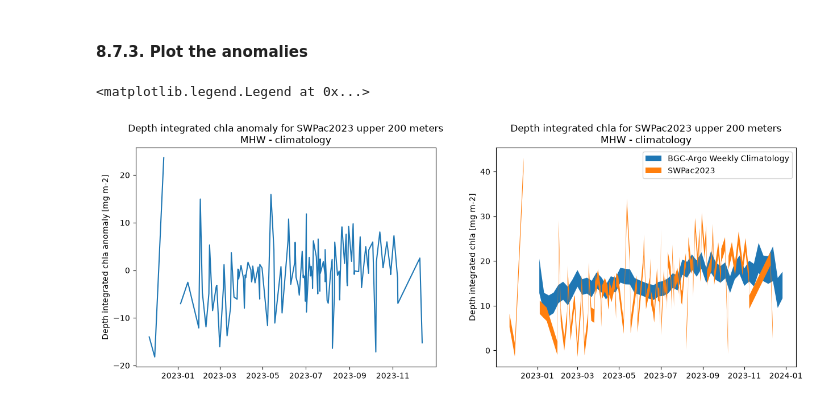
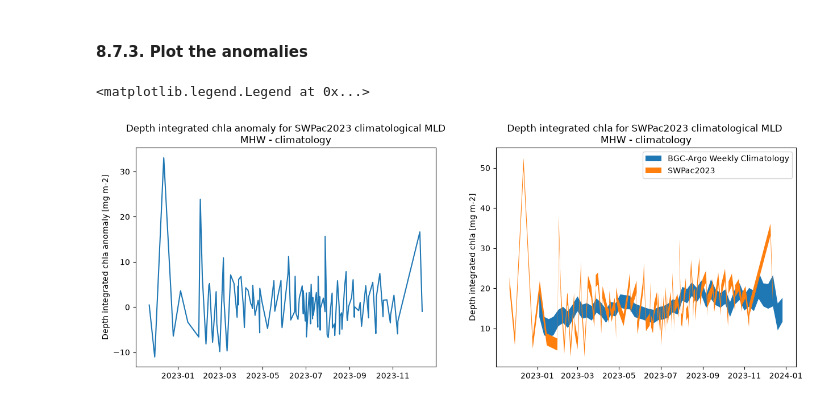
Before and after one commit to go-bgc/Marine-Heat-Waves, a Jupyter notebook: contributors/abby/LoadData_AB.ipynb, the cells around one changed output. Drawn from its saved outputs; the diff is of its cells as text; code cells hidden in the pictures.

Commit message:
more plots

```diff
--- a/contributors/abby/LoadData_AB.ipynb
+++ b/contributors/abby/LoadData_AB.ipynb
@@ -1038,38 +1049,6 @@ ax.set_title(f"Southwest Pacific: {np.mean([lat0,lat1])}degS {np.mean([lon0,lon1
 # %% [output]
 Text(0.5, 1.0, 'Southwest Pacific: -50.0degS 5.0degW')
 [figure]
-# %%
-fig, axarr = plt.subplots(ncols = 2, figsize = [15,5])
-axarr = axarr.flatten()
-
-ax = axarr[0]
-x = DF_anom_MLD['JULD']
-y = DF_anom_MLD['CHLA_integrated']
-ax.plot(x,y)
-ax.set_ylabel("Depth integrated chla anomaly [mg m-2]")
-ax.set_title(f"Depth integrated chla anomaly for {hw} upper 200 meters\nMHW - climatology")
-
-ax = axarr[1]
-dates = [datetime.date.fromisocalendar(2023, int(week), 3)
-         for week in (DFCLIM_integrated_MLD.groupby('Week').mean(numeric_only=True).reset_index()['Week'])
-         if week != 53
-        ]
-y = DFCLIM_integrated_MLD.groupby('Week').mean(numeric_only=True).reset_index()
-if 'CHLA_integrated' in y.columns:
-    var = 'CHLA_integrated'
-elif 'CHLA_integrated_mean' in y.columns:
-    var = 'CHLA_integrated_mean'
-y = y[var][y['Week'] < 53]
-yerr = np.sqrt(DF_weekly['CHLA_integrated_se'][DF_weekly['Week']<53]**2 + 1.5**2)
-ax.fill_between(dates,y + yerr, y - yerr, label = "BGC-Argo Weekly Climatology")
-
-x = DFMHW_integrated_MLD['JULD']
-y = DFMHW_integrated_MLD['CHLA_integrated']
-yerr = 1.5
-ax.fill_between(x,y - yerr, y + yerr, label = f"{hw}")
-ax.set_ylabel("Depth integrated chla [mg m-2]")
-ax.set_title(f"Depth integrated chla for {hw} upper 200 meters\nMHW - climatology")
-ax.legend()
 # %% [markdown]
 ### 8.5. Integrate from 0 to MLD
 # %% [markdown]
@@ -1419,34 +1398,34 @@ fig, axarr = plt.subplots(ncols = 2, figsize = [15,5])
 axarr = axarr.flatten()
 
 ax = axarr[0]
 x = DF_anom_MLD['JULD']
 y = DF_anom_MLD['CHLA_integrated']
 ax.plot(x,y)
 ax.set_ylabel("Depth integrated chla anomaly [mg m-2]")
-ax.set_title(f"Depth integrated chla anomaly for {hw} upper 200 meters\nMHW - climatology")
+ax.set_title(f"Depth integrated chla anomaly for {hw} climatological MLD\nMHW - climatology")
 
 ax = axarr[1]
 dates = [datetime.date.fromisocalendar(2023, int(week), 3)
          for week in (DFCLIM_integrated_MLD.groupby('Week').mean(numeric_only=True).reset_index()['Week'])
          if week != 53
         ]
 y = DFCLIM_integrated_MLD.groupby('Week').mean(numeric_only=True).reset_index()
 if 'CHLA_integrated' in y.columns:
     var = 'CHLA_integrated'
 elif 'CHLA_integrated_mean' in y.columns:
     var = 'CHLA_integrated_mean'
 y = y[var][y['Week'] < 53]
 yerr = np.sqrt(DF_weekly['CHLA_integrated_se'][DF_weekly['Week']<53]**2 + 1.5**2)
 ax.fill_between(dates,y + yerr, y - yerr, label = "BGC-Argo Weekly Climatology")
 
 x = DFMHW_integrated_MLD['JULD']
 y = DFMHW_integrated_MLD['CHLA_integrated']
 yerr = 1.5
 ax.fill_between(x,y - yerr, y + yerr, label = f"{hw}")
 ax.set_ylabel("Depth integrated chla [mg m-2]")
-ax.set_title(f"Depth integrated chla for {hw} upper 200 meters\nMHW - climatology")
+ax.set_title(f"Depth integrated chla for {hw} climatological MLD \nMHW - climatology")
 ax.legend()
 # %% [output]
 <matplotlib.legend.Legend at 0x...>
-[figure, old version]
+[figure, new version]
 # %%
```
Also changed, not shown: parts of 2 cells of this notebook.
